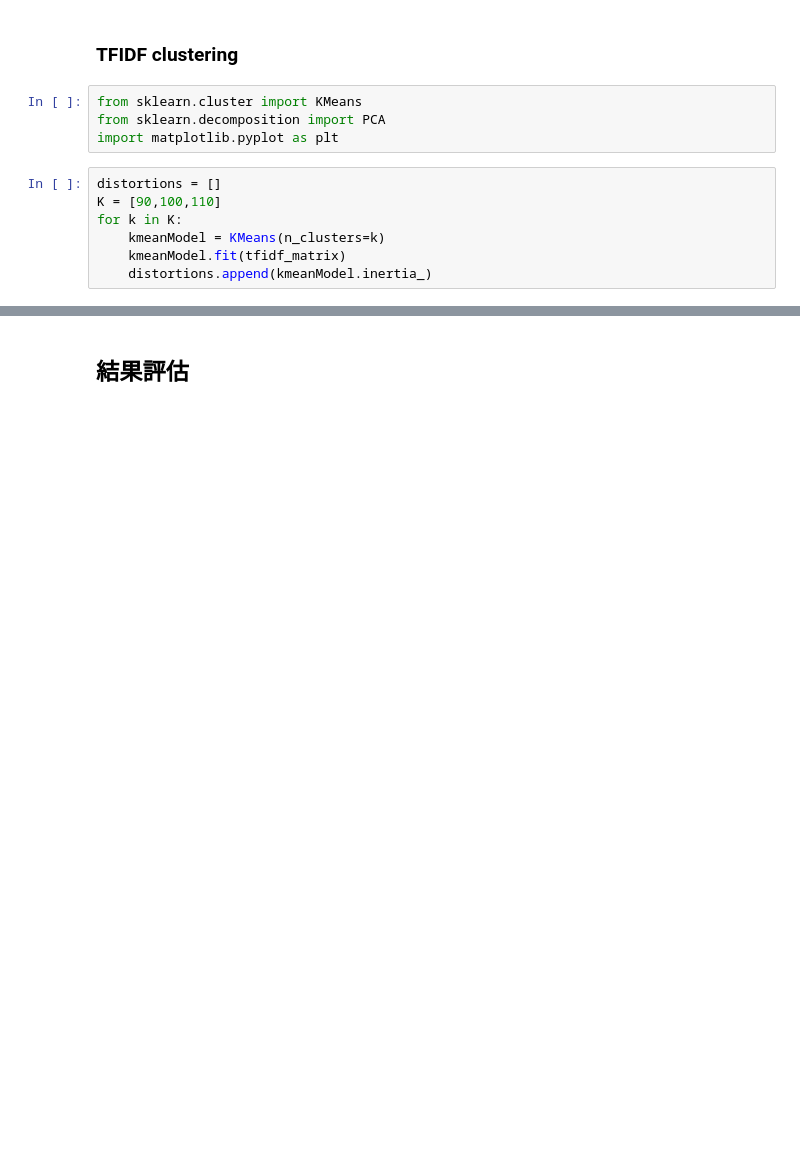
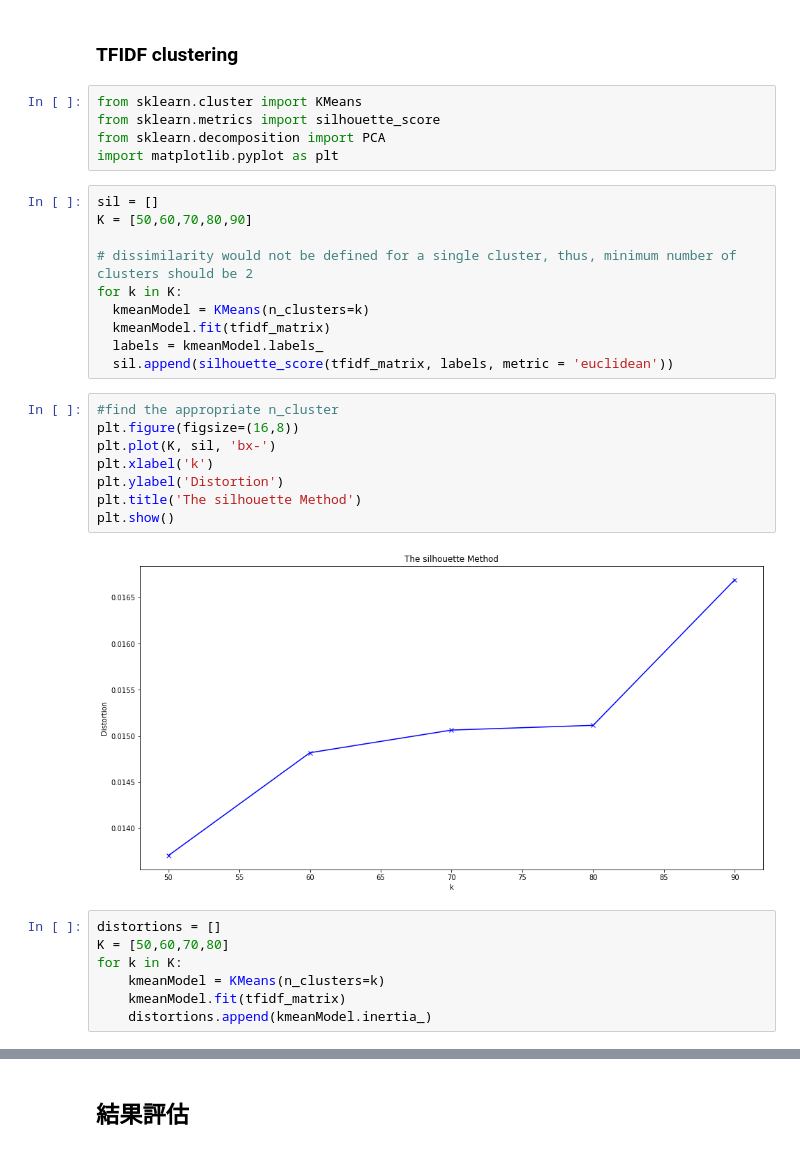
Before and after one commit to milanazhang/data-course-sample, a Jupyter notebook: content-based.ipynb, the cells around one changed output, grey strips where cells are left out. Cells and saved outputs as stored; diff of their text form; blank space fills up the shorter version.

```diff
--- a/content-based.ipynb
+++ b/content-based.ipynb
@@ -687,11 +688,32 @@ del similarity_matrix
 ### TFIDF clustering
 # %%
 from sklearn.cluster import KMeans
+from sklearn.metrics import silhouette_score
 from sklearn.decomposition import PCA
 import matplotlib.pyplot as plt
+# %%
+sil = []
+K = [50,60,70,80,90]
+
+# dissimilarity would not be defined for a single cluster, thus, minimum number of clusters should be 2
+for k in K:
+  kmeanModel = KMeans(n_clusters=k)
+  kmeanModel.fit(tfidf_matrix)
+  labels = kmeanModel.labels_
+  sil.append(silhouette_score(tfidf_matrix, labels, metric = 'euclidean'))
+# %%
+#find the appropriate n_cluster
+plt.figure(figsize=(16,8))
+plt.plot(K, sil, 'bx-')
+plt.xlabel('k')
+plt.ylabel('Distortion')
+plt.title('The silhouette Method')
+plt.show()
+# %% [output]
+[figure, added]
 # %%
 distortions = []
-K = [90,100,110]
+K = [50,60,70,80]
 for k in K:
     kmeanModel = KMeans(n_clusters=k)
     kmeanModel.fit(tfidf_matrix)
```
Also changed, not shown: parts of 15 cells of this notebook.
